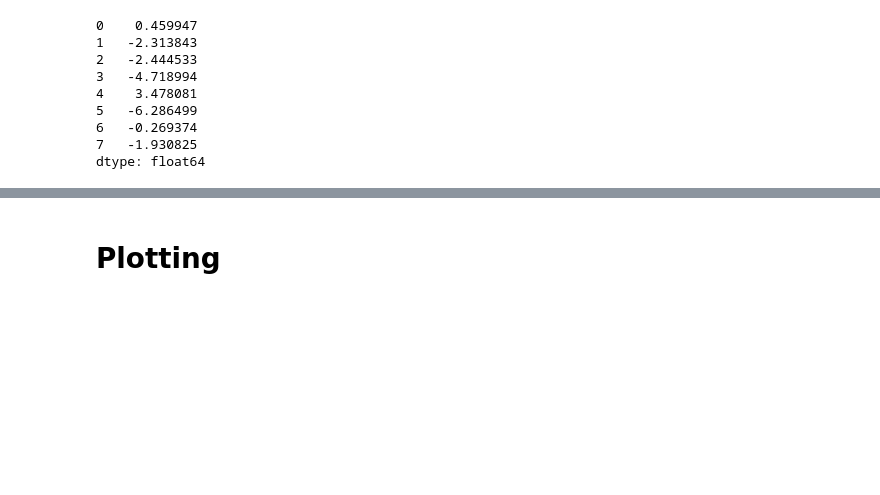
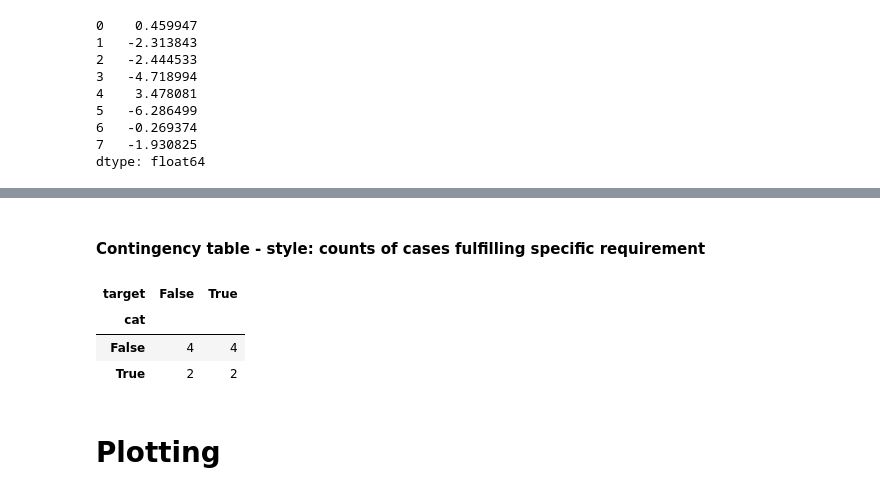
Before and after one commit to cschaerfe/Integrated_Bioinformatics, a Jupyter notebook: cheat_sheets/pandas_Cheatsheet.ipynb, the cells around one changed output, grey strips where cells are left out. Saved outputs shown, nothing was run; the diff lists cells and outputs as text; code cells hidden in the pictures; blank space fills up the shorter version.

```diff
--- a/cheat_sheets/pandas_Cheatsheet.ipynb
+++ b/cheat_sheets/pandas_Cheatsheet.ipynb
@@ -537,3 +574,12 @@ dtype: float64
+# %% [markdown]
+#### Contingency table - style: counts of cases fulfilling specific requirement
+# %%
+pd.crosstab(df.cat == 'A', df.target > 0)
+# %% [output]
+| target | False | True |
+| cat |  |  |
+| False | 4 | 4 |
+| True | 2 | 2 |
 # %% [markdown]
 # Plotting
 # %% [markdown]
```
Also changed, not shown: parts of 11 cells of this notebook.
